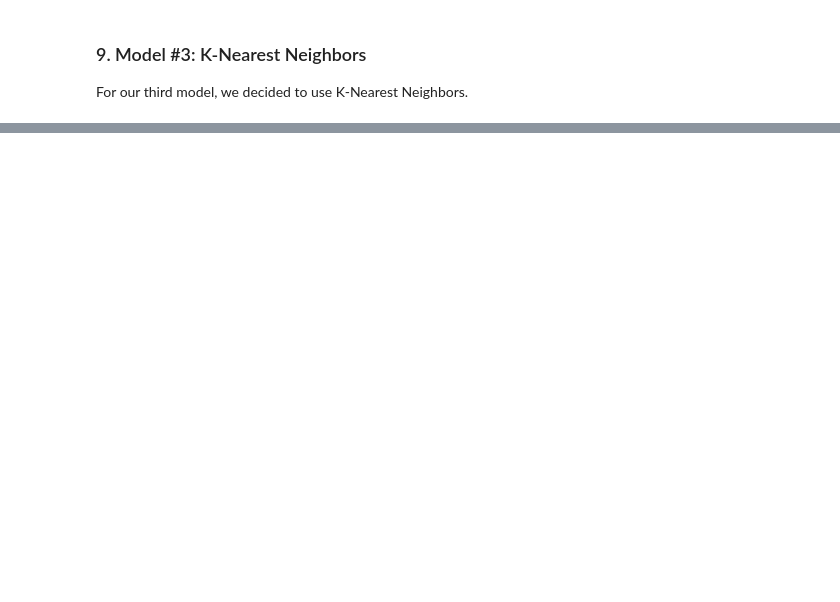
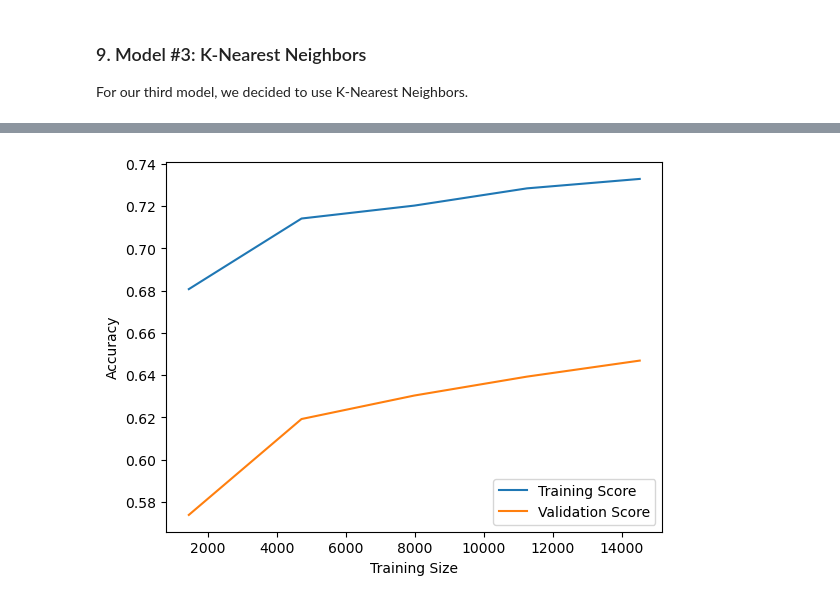
Before and after one commit to gfernan5/galaxy_classifier, a Jupyter notebook: galaxy_classifier.ipynb, the cells around one changed output, grey strips where cells are left out. Cells and saved outputs as stored; diff of their text form; code cells hidden in the pictures; blank space fills up the shorter version.

```diff
--- a/galaxy_classifier.ipynb
+++ b/galaxy_classifier.ipynb
@@ -326,15 +431,9 @@ plt.show()
 # %%
 # Learning Curve
 train_sizes, train_scores, test_scores = learning_curve(knn_model, X, y, cv=3, scoring='accuracy', train_sizes=np.linspace(0.1, 1.0, 5))
 
 # Mean and std deviation
 train_mean = np.mean(train_scores, axis=1)
 test_mean = np.mean(test_scores, axis=1)
-
-# Plot
-plt.plot(train_sizes, train_mean, label="Training Score")
-plt.plot(train_sizes, test_mean, label="Validation Score")
-plt.xlabel("Training Size")
-plt.ylabel("Accuracy")
-plt.legend()
-plt.show()
+# %% [output]
+[figure, added]
```
Also changed, not shown: parts of 10 cells of this notebook.
